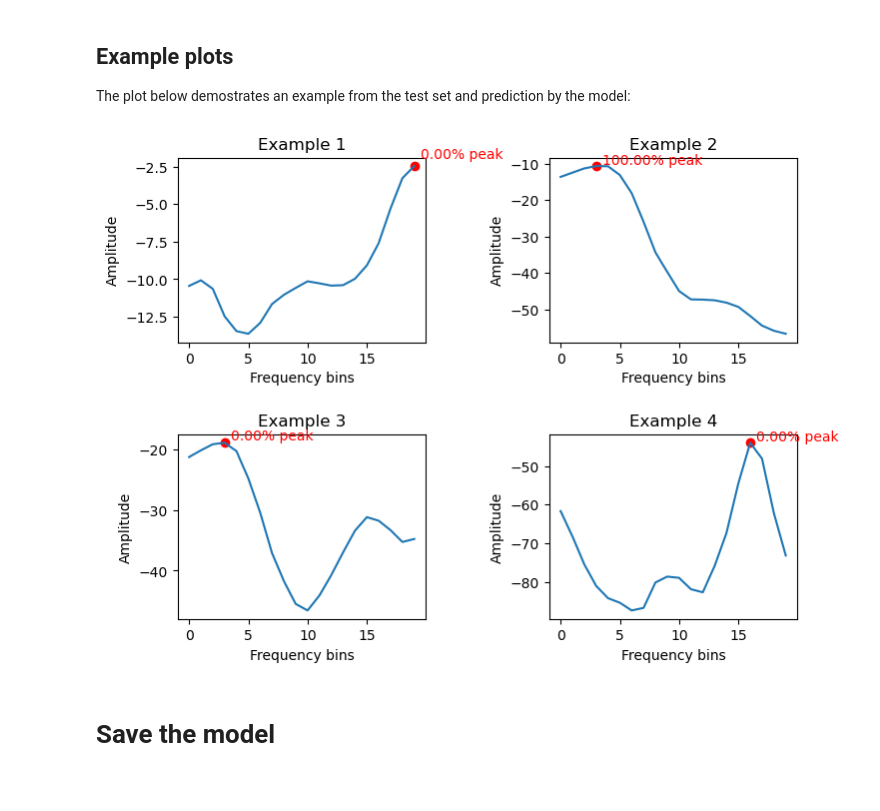
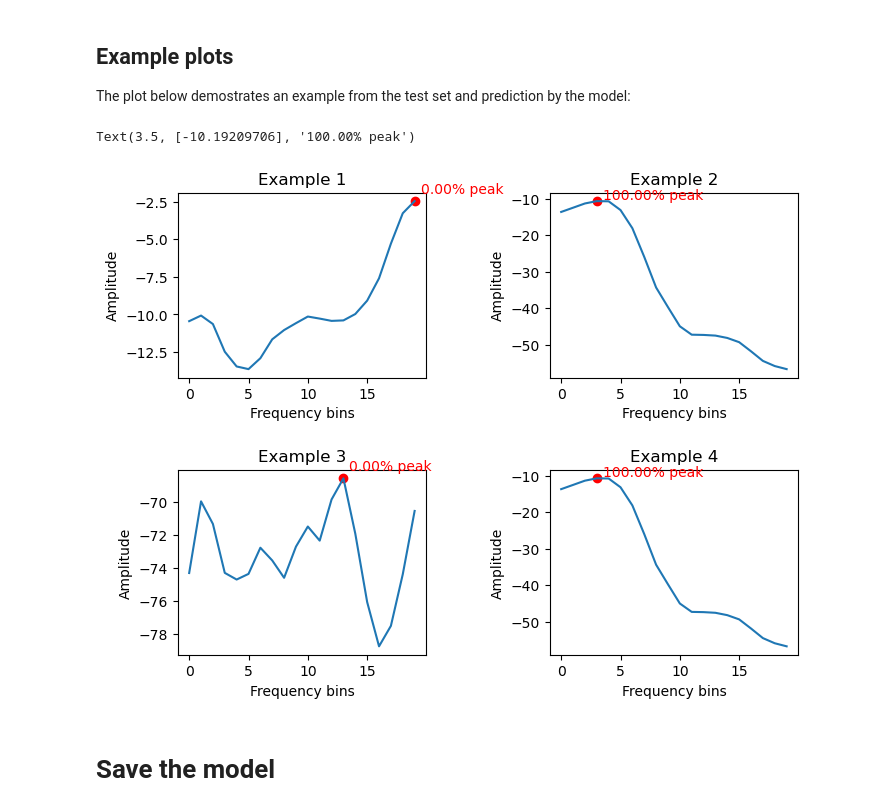
Before and after one commit to enter-opy/everest, a Jupyter notebook: train.ipynb, the cells around one changed output. Saved outputs shown, nothing was run; the diff lists cells and outputs as text; code cells hidden in the pictures.

```diff
--- a/train.ipynb
+++ b/train.ipynb
@@ -222,44 +222,43 @@ plt.scatter(peak_idx, peak_mag, c='r')
 plt.text(peak_idx + 0.5, peak_mag + 0.5, f'{prediction[69, 0] * 100:.2f}% peak', c='r')
 
 # Spectrum from the test set without a peak
 peak_idx = np.argmax(X_test[94])
 peak_mag = X_test[94][peak_idx]
 
 plt.subplot(2, 2, 2)
 plt.title('Example 2')
 plt.xlabel('Frequency bins')
 plt.ylabel('Amplitude')
 plt.plot(X_test[94])
 plt.scatter(peak_idx, peak_mag, c='r')
 plt.text(peak_idx + 0.5, peak_mag + 0.5, f'{prediction[94, 0] * 100:.2f}% peak', c='r')
 
 # Spectrum from the test set containing a peak
-peak_idx = np.argmax(X_test[44])
-peak_mag = X_test[44][peak_idx]
+peak_idx = np.argmax(X_test[40])
+peak_mag = X_test[40][peak_idx]
 
 plt.subplot(2, 2, 3)
 plt.title('Example 3')
 plt.xlabel('Frequency bins')
 plt.ylabel('Amplitude')
-plt.plot(X_test[44])
+plt.plot(X_test[40])
 plt.scatter(peak_idx, peak_mag, c='r')
-plt.text(peak_idx + 0.5, peak_mag + 0.5, f'{prediction[44, 0] * 100:.2f}% peak', c='r')
+plt.text(peak_idx + 0.5, peak_mag + 0.5, f'{prediction[40, 0] * 100:.2f}% peak', c='r')
 
 # Spectrum from the test set without a peak
-peak_idx = np.argmax(X_test[87])
-peak_mag = X_test[87][peak_idx]
+peak_idx = np.argmax(X_test[94])
+peak_mag = X_test[94][peak_idx]
 
 plt.subplot(2, 2, 4)
 plt.title('Example 4')
 plt.xlabel('Frequency bins')
 plt.ylabel('Amplitude')
-plt.plot(X_test[87])
+plt.plot(X_test[94])
 plt.scatter(peak_idx, peak_mag, c='r')
-plt.text(peak_idx + 0.5, peak_mag + 0.5, f'{prediction[87, 0] * 100:.2f}% peak', c='r')
-
-plt.savefig('res/plot.png')
+plt.text(peak_idx + 0.5, peak_mag + 0.5, f'{prediction[94, 0] * 100:.2f}% peak', c='r')
 # %% [output]
+Text(3.5, [-10.19209706], '100.00% peak')
-[figure, old version]
+[figure, new version]
 # %% [markdown]
 # Save the model
 # %%
```
